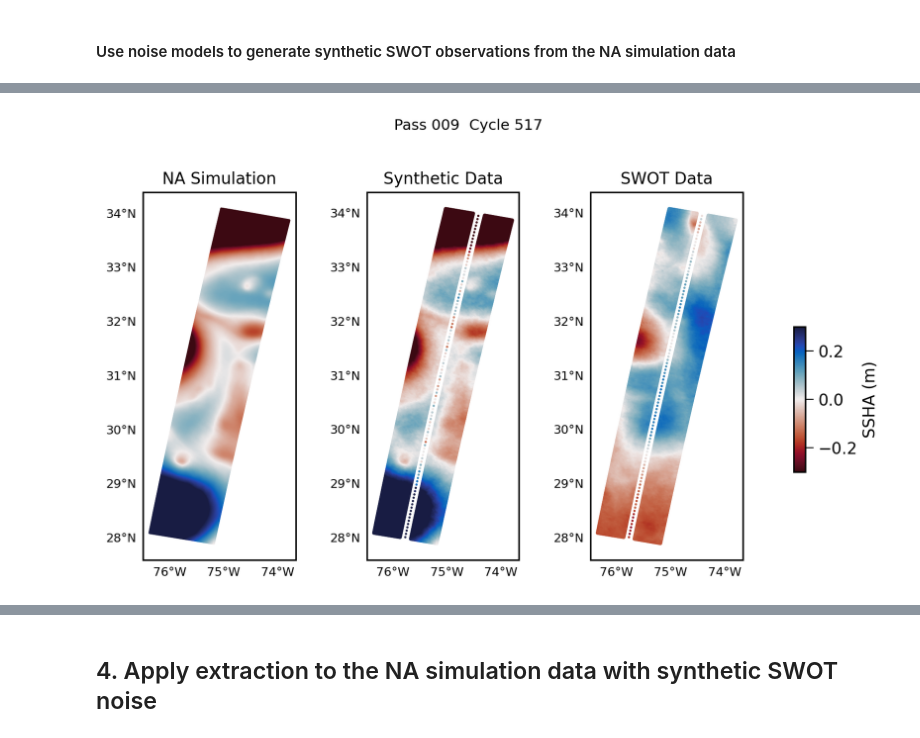
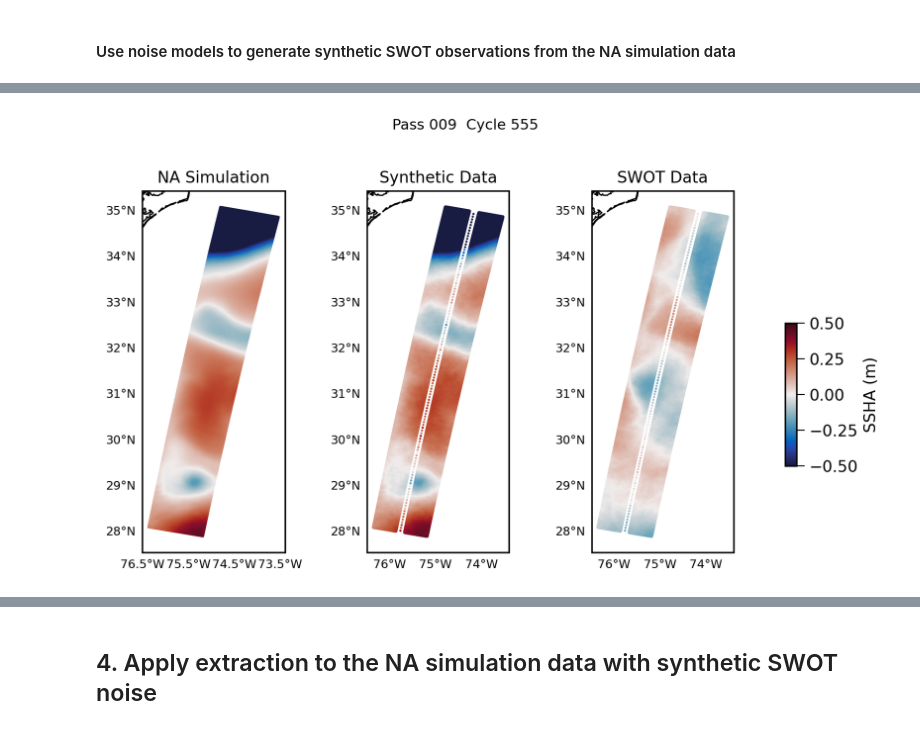
Before and after one commit to jwskinner/SWOT-balanced-extraction, a Jupyter notebook: generate_synthetic_SWOT_data.ipynb, the cells around one changed output, grey strips where cells are left out. Drawn from its saved outputs; the diff is of its cells as text; code cells hidden in the pictures.

```diff
--- a/generate_synthetic_SWOT_data.ipynb
+++ b/generate_synthetic_SWOT_data.ipynb
@@ -12,7 +29,7 @@ import numpy as np
 # %%
 # Read in the SWOT data for this pass
 pass_num = 9
-lat_max = 34
+lat_max = 30
 lat_min = 28
 
 data_folder = '/expanse/lustre/projects/cit197/jskinner1/SWOT/CALVAL/'
@@ -84,3 +104,17 @@ print("done")
 # %% [output]
 Dates matched
 done
+# %%
+# Now read in all dates on the simulation grid to get the time mean over the year for subtraction
+from JWS_SWOT_toolbox import list_available_sim_dates, DATE_FMT
+
+all_dates = list_available_sim_dates(NA_folder)                 # list of datetime.date
+all_dates_str = [d.strftime(DATE_FMT) for d in all_dates]
+print(all_dates_str.shape)
+
+NA_karin_full_ssh_tall, NA_karin_ssh_tall, NA_nadir_ssh_tall, used_dates = swot.load_sim_on_karin_nadir_grids(
+    karin,
+    nadir,
+    data_folder=NA_folder,
+    matched_dates=all_dates
+)
@@ -443,7 +479,7 @@ plt.show()
 #### Use noise models to generate synthetic SWOT observations from the NA simulation data
 # %%
 # Now we generate our Karin and Nadir noise based on synthetic realizations of the SWOT models
-index = 40 # time index we want to estimate on
+index = 73
 
 ntime = karin_NA.ssha.shape[0] # simulation times
 vmin = -0.3
@@ -458,7 +494,7 @@ for t in range(0, ntime):
     mask = np.isfinite(ssh)      # mask the gap out
 
     eta_k_reshaped = np.full_like(ssh, np.nan)
-    eta_k_current = etas_k[t, :, :]
+    eta_k_current = etas_k[t, :, :] - np.nanmean(etas_k[t, :, :])
 
     # Direct assignment of flattened valid data:
     eta_k_reshaped[mask] = eta_k_current.flatten()
@@ -495,7 +531,7 @@ print(shared_cycles[index])
 fig2 = plt.figure(figsize=(5, 5), dpi=150)
 ax2 = fig2.add_subplot(1, 1, 1)
 
-ax2.loglog(karin_NA.wavenumbers_cpkm, karin_NA.spec_alongtrack_av, 'k', label='NA Sim.', linewidth=2.0)
+ax2.loglog(karin_NA.wavenumbers_cpkm , karin_NA.spec_alongtrack_av, 'k', label='NA Sim.', linewidth=2.0)
 ax2.loglog(spec_ssh_noisy.freq_line, spec_ssh_noisy, '-', color='tab:orange', label='Synthetic KaRIn', linewidth=2.0)
 ax2.loglog(karin.wavenumbers_cpkm, karin.spec_alongtrack_av, '-', color='tab:blue', label='SWOT KaRIn', linewidth=2.0)
 ax2.loglog(k_nadir, spec_nad_noisy, '-', color="tab:green", label='Synthetic Nadir', linewidth=2.0)
@@ -526,6 +562,11 @@ plt.show()
 # --------------------
 
 fig1 = plt.figure(figsize=(8, 5), dpi=200)
+
+vmin = -0.5
+vmax = 0.5
+
+index = 73
 
 # left: model simulation (truth)
 ax0 = fig1.add_subplot(1, 3, 1, projection=ccrs.PlateCarree())
@@ -564,34 +605,34 @@ gl1.ylabel_style = {'size': 9}
 
 # right: original SWOT fields (KaRIn + nadir)
 ax2 = fig1.add_subplot(1, 3, 3, projection=ccrs.PlateCarree())
 sc2 = ax2.scatter(
     karin.lon[index].flatten(), karin.lat[index].flatten(),
     c=karin.ssha[index].flatten(),
     s=3, vmin=vmin, vmax=vmax, cmap=cmap,
     transform=ccrs.PlateCarree(), marker='o', rasterized=True
 )
 ax2.scatter(
     nadir.lon[index], nadir.lat[index],
     c=nadir.ssh[index], s=0.5, vmin=vmin, vmax=vmax,
     cmap=cmap, transform=ccrs.PlateCarree(), marker='o', rasterized=True
 )
 ax2.coastlines()
 ax2.set_title("SWOT Data")
 gl2 = ax2.gridlines(draw_labels=True, linewidth=0.5, alpha=0.0)
 gl2.top_labels = gl2.right_labels = False
 gl2.xlabel_style = {'size': 9}
 gl2.ylabel_style = {'size': 9}
 
 # Shared colorbar
 cbar_ax = fig1.add_axes([0.92, 0.25, 0.015, 0.3])
 cbar = fig1.colorbar(sc2, cax=cbar_ax, orientation='vertical')
 cbar.set_label("SSHA (m)")
 
 plt.suptitle(f"Pass {pass_num:03d}  Cycle {shared_cycles[index]:03d}", fontsize=11)
 plt.tight_layout(rect=[0, 0, 0.9, 0.96])
 fig1.savefig('synthetic_swot_fields.pdf', bbox_inches='tight')
 # %% [output]
-[figure, old version]
+[figure, new version]
 # %%
 # test: apply the balanced model fit the NA sim karin
 k_karin_NA = (karin_NA.wavenumbers_cpkm[int(karin_NA.track_length/2):]) # this is in units [1/m]
```
Also changed, not shown: parts of 14 cells of this notebook, 39 other files.
